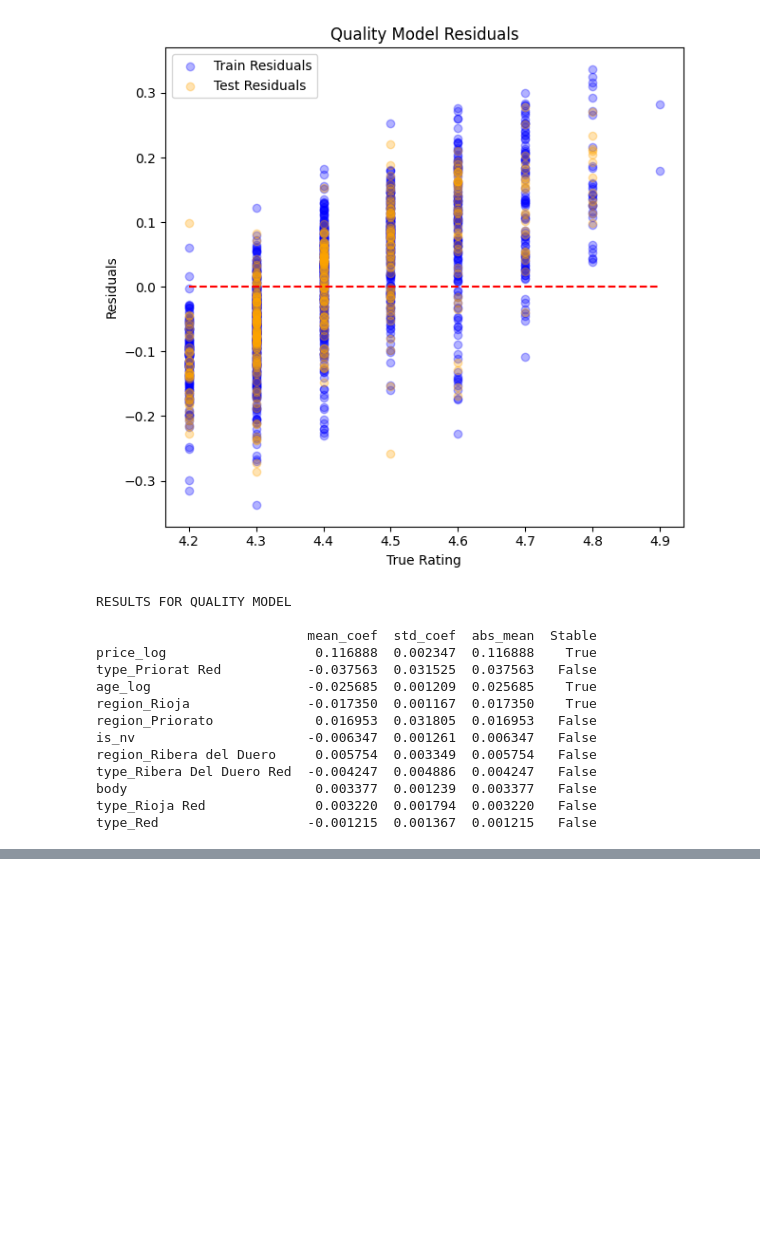
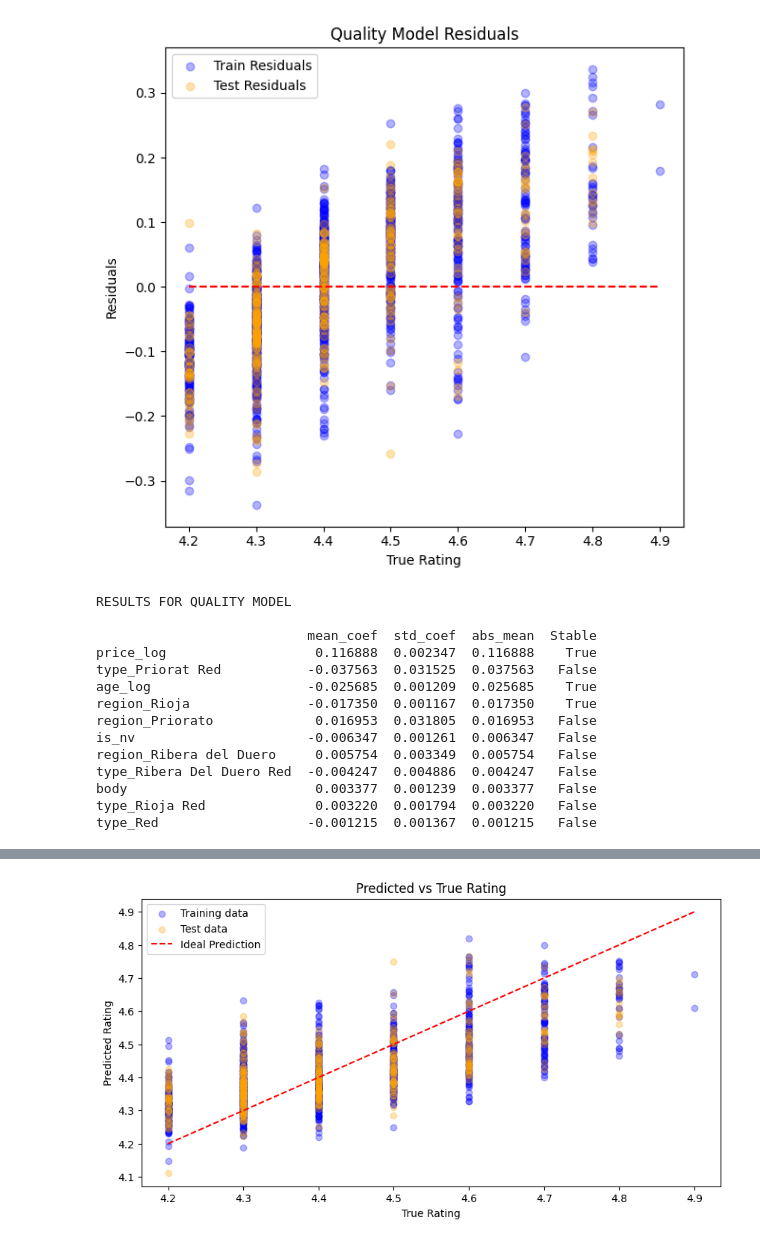
Before and after one commit to SailorJens/ML_Uni_Notebooks, a Jupyter notebook: week5_wine_testing.ipynb, the cells around one changed output, grey strips where cells are left out. Cells and saved outputs as stored; diff of their text form; code cells hidden in the pictures; blank space fills up the shorter version.

Commit message:
added elastic net

```diff
--- a/week5_wine_testing.ipynb
+++ b/week5_wine_testing.ipynb
@@ -307,0 +310,86 @@ type_Red                   -0.001215  0.001367  0.001215   False
+# %%
+# make a elastic Net model
+from sklearn.linear_model import ElasticNet
+from sklearn.linear_model import ElasticNetCV
+
+
+# Create the feature and target dataframes
+
+features_quality_columns = ['price_log', 'age_log', 'is_nv', 'body'] + type_columns + winery_columns + wine_columns + region_columns
+df_features_quality = df[features_quality_columns]
+# I won't scale rating as the values are moderate
+df_target_quality = df['rating']
+
+
+# Use StandardScaler to scale the features
+
+scaler_quality = StandardScaler()
+scaler_quality.fit(df_features_quality)
+df_features_quality_std = scaler_quality.transform(df_features_quality)
+
+# Create test and training sets
+# I will use 80% of the data for training and 20% for testing.
+
+X_train_quality, X_test_quality, y_train_quality, y_test_quality = train_test_split(df_features_quality_std,
+                                     df_target_quality,
+                                     test_size=0.2,
+                                     random_state=0
+                                     )
+
+# Training the LinearRegression models.
+
+
+
+
+# Define a range of alpha and l1_ratio values to test
+model_cv = ElasticNetCV(
+    alphas=np.logspace(-4, 2, 100),     # Try alpha from 1e-4 to 1e2
+    l1_ratio=[0.1, 0.5, 0.7, 0.9, 1.0], # Try different l1_ratio values
+    cv=5,                               # 5-fold cross-validation
+    random_state=42
+)
+
+# Fit the model
+model_cv.fit(X_train_quality, y_train_quality)
+
+print("Best alpha:", model_cv.alpha_)
+print("Best l1_ratio:", model_cv.l1_ratio_)
+
+
+
+
+lr_quality = ElasticNet(alpha=model_cv.alpha_, l1_ratio=model_cv.l1_ratio_, random_state=42)
+lr_quality.fit(X_train_quality, y_train_quality)
+# Make predictions on training and test sets.
+y_pred_quality = lr_quality.predict(X_train_quality)
+y_pred_quality_test = lr_quality.predict(X_test_quality)
+
+# Evaluate the models using MAE, RMSE and R^2 score.
+mae_quality = mean_absolute_error(y_train_quality, y_pred_quality)
+rmse_quality = root_mean_squared_error(y_train_quality, y_pred_quality)
+r2_quality = r2_score(y_train_quality, y_pred_quality)
+# evaluate the test set as well
+mae_quality_test = mean_absolute_error(y_test_quality, y_pred_quality_test)
+rmse_quality_test = root_mean_squared_error(y_test_quality, y_pred_quality_test)
+r2_quality_test = r2_score(y_test_quality, y_pred_quality_test)
+# Print the evaluation metrics.
+print("\nQuality Model Evaluation (Training Set):")
+print(f"Mean Absolute Error (MAE): {mae_quality}")
+print(f"Root Mean Squared Error (RMSE): {rmse_quality}")
+print(f"R^2 Score: {r2_quality}")
+print("\nQuality Model Test Set Evaluation:")
+print(f"Mean Absolute Error (MAE): {mae_quality_test}")
+print(f"Root Mean Squared Error (RMSE): {rmse_quality_test}")
+print(f"R^2 Score: {r2_quality_test}")
+
+# I now viualise the predictions against the true values for both models in different colors.
+plt.figure(figsize=(10,5))
+plt.scatter(y_train_quality, y_pred_quality, alpha=0.3, color='blue', label='Training data')
+plt.scatter(y_test_quality, y_pred_quality_test, alpha=0.3, color='orange', label='Test data')
+plt.plot([y_train_quality.min(), y_train_quality.max()], [y_train_quality.min(), y_train_quality.max()],  color='red', linestyle='--', label='Ideal Prediction')
+plt.xlabel('True Rating')
+plt.ylabel('Predicted Rating')
+plt.title('Predicted vs True Rating')
+plt.legend()
+plt.show()
+# %% [output]
@@ -307,0 +408 @@ type_Red                   -0.001215  0.001367  0.001215   False
+[figure, added]
```
Also changed, not shown: parts of 5 cells of this notebook.
